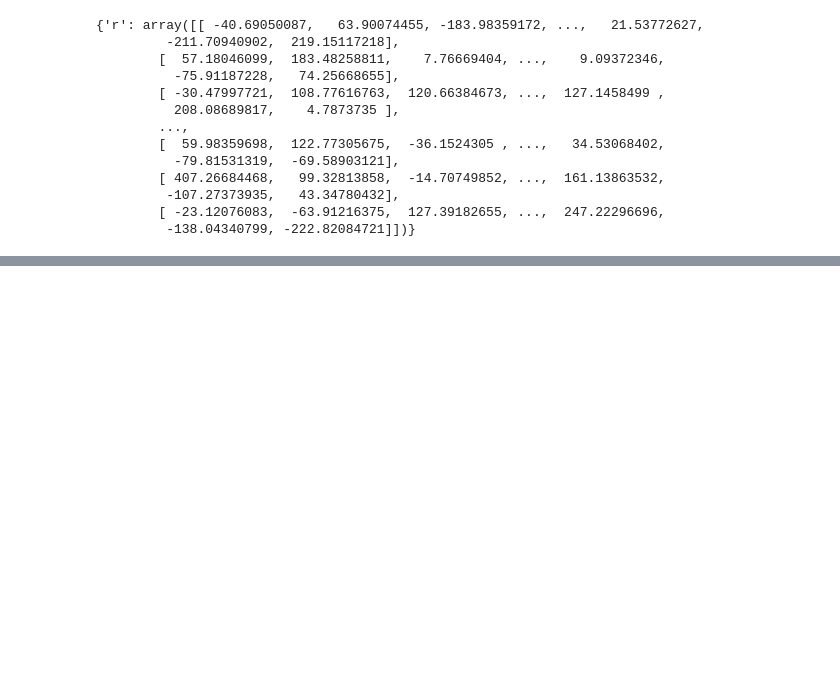
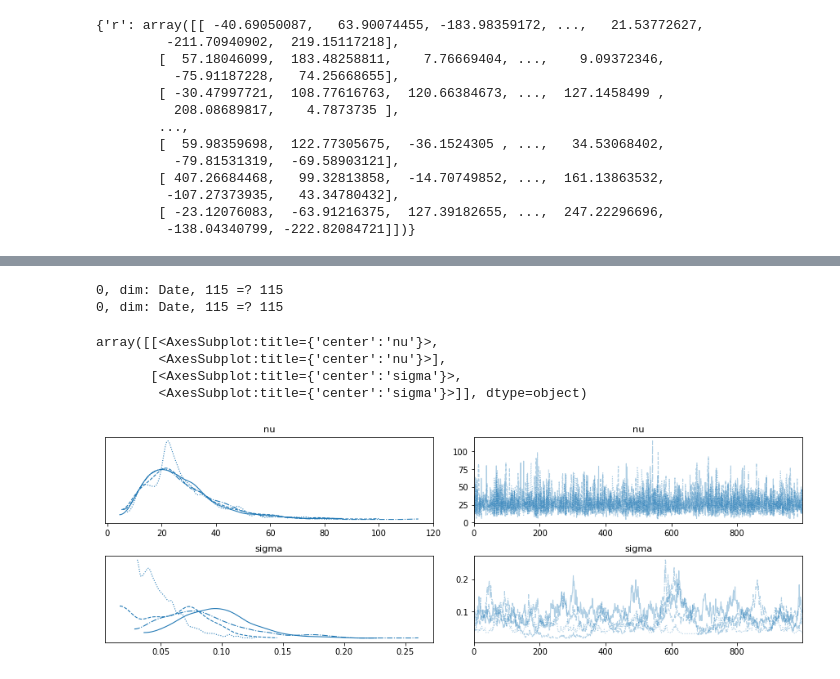
Before and after one commit to maggiemagnuson/liveProjects, a Jupyter notebook: Bayesian Statistical Methods with PyMC3.ipynb, the cells around one changed output, grey strips where cells are left out. Drawn from its saved outputs; the diff is of its cells as text; code cells hidden in the pictures; blank space fills up the shorter version.

Commit message:
pymc3 step 4

```diff
--- a/Bayesian Statistical Methods with PyMC3.ipynb
+++ b/Bayesian Statistical Methods with PyMC3.ipynb
@@ -311,3 +311,16 @@ pm.sample_posterior_predictive(trace, model=model)
          -107.27373935,   43.34780432],
         [ -23.12076083,  -63.91216375,  127.39182655, ...,  247.22296696,
          -138.04340799, -222.82084721]])}
+# %%
+df = pd.read_csv("data/pymc3_h2weekly.csv")
+# %%
+with pm.Model() as model:
+    cancels = pm.Data("cancellations", df["IsCanceled"], dims="Date", export_index_as_coords=True)
+    nu = pm.Exponential("nu", 1/10.0, testval=5.0)
+    sigma = pm.Exponential("sigma", 2.0, testval=0.1)
+    s = pm.GaussianRandomWalk("s", sigma=sigma, dims="Date")
+    volatility = pm.Deterministic("volatility", pm.math.exp(-2 * s)**0.5, dims="Date")
+    r = pm.StudentT("r", nu=nu, sigma=volatility, observed=cancels, dims="Date")
+# %%
+with model:
+    trace = pm.sample(1000, init="adapt_diag", return_inferencedata=False)
@@ -313,0 +338,10 @@ pm.sample_posterior_predictive(trace, model=model)
+# %%
+az.plot_trace(trace, var_names=['nu', 'sigma'])
+# %% [output]
+0, dim: Date, 115 =? 115
+0, dim: Date, 115 =? 115
+array([[<AxesSubplot:title={'center':'nu'}>,
+        <AxesSubplot:title={'center':'nu'}>],
+       [<AxesSubplot:title={'center':'sigma'}>,
+        <AxesSubplot:title={'center':'sigma'}>]], dtype=object)
+[figure, added]
```
Also changed, not shown: parts of 8 cells of this notebook, 1 other file.
